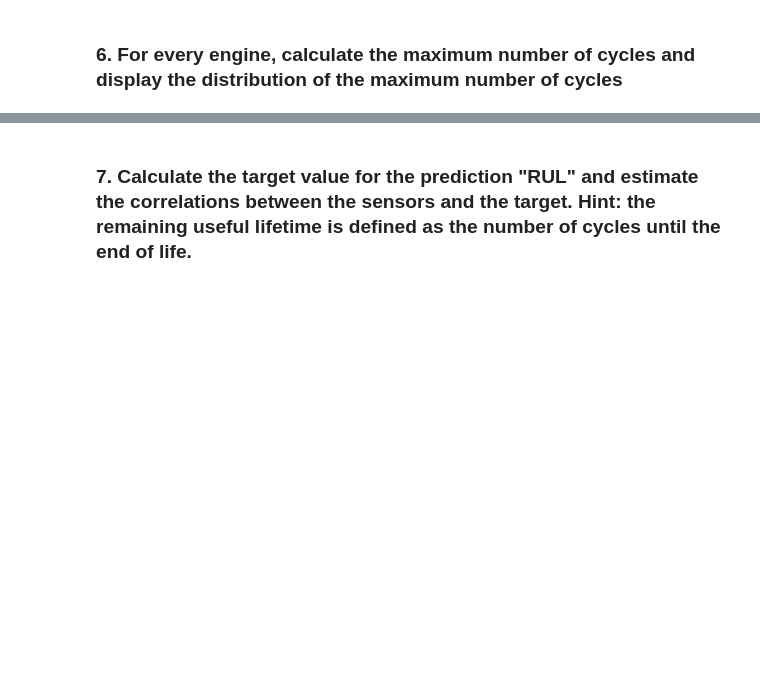
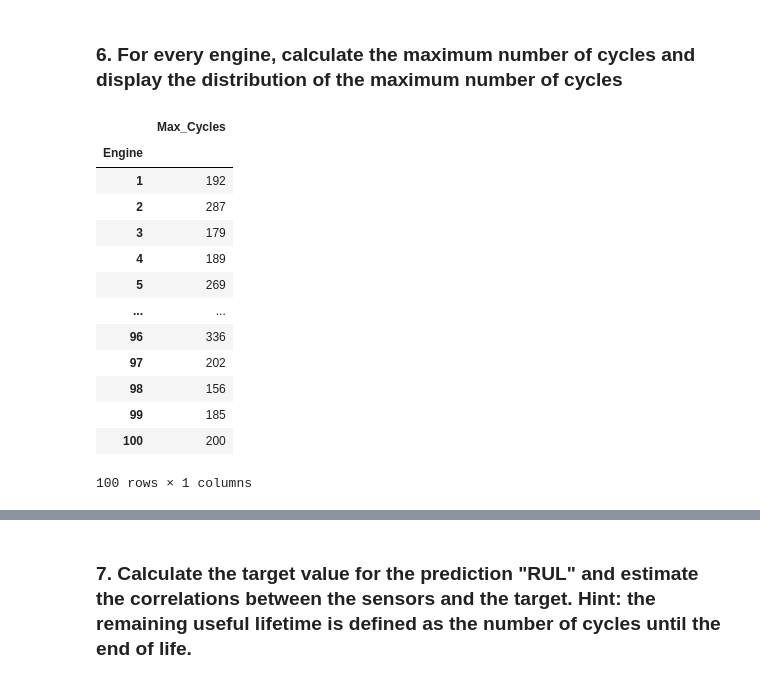
Before and after one commit to diyankacharov/ml_group_work-, a Jupyter notebook: Task/Data_Understanding_Task.ipynb, the cells around one changed output, grey strips where cells are left out. Saved outputs shown, nothing was run; the diff lists cells and outputs as text; code cells hidden in the pictures; blank space fills up the shorter version.

```diff
--- a/Task/Data_Understanding_Task.ipynb
+++ b/Task/Data_Understanding_Task.ipynb
@@ -141,2 +155,21 @@ for parameter in df.columns[5:26]:
 # %% [markdown]
 ### 6. For every engine, calculate the maximum number of cycles and display the distribution of the maximum number of cycles
+# %%
+df_max_cycles = df[['Engine', 'Cycle']].groupby(['Engine']).max()
+df_max_cycles = df_max_cycles.rename(columns={'Cycle': 'Max_Cycles'})
+df_max_cycles
+# %% [output]
+|  | Max_Cycles |
+| Engine |  |
+| 1 | 192 |
+| 2 | 287 |
+| 3 | 179 |
+| 4 | 189 |
+| 5 | 269 |
+| ... | ... |
+| 96 | 336 |
+| 97 | 202 |
+| 98 | 156 |
+| 99 | 185 |
+| 100 | 200 |
+100 rows × 1 columns
```
Also changed, not shown: parts of 3 cells of this notebook, 1 other file.
